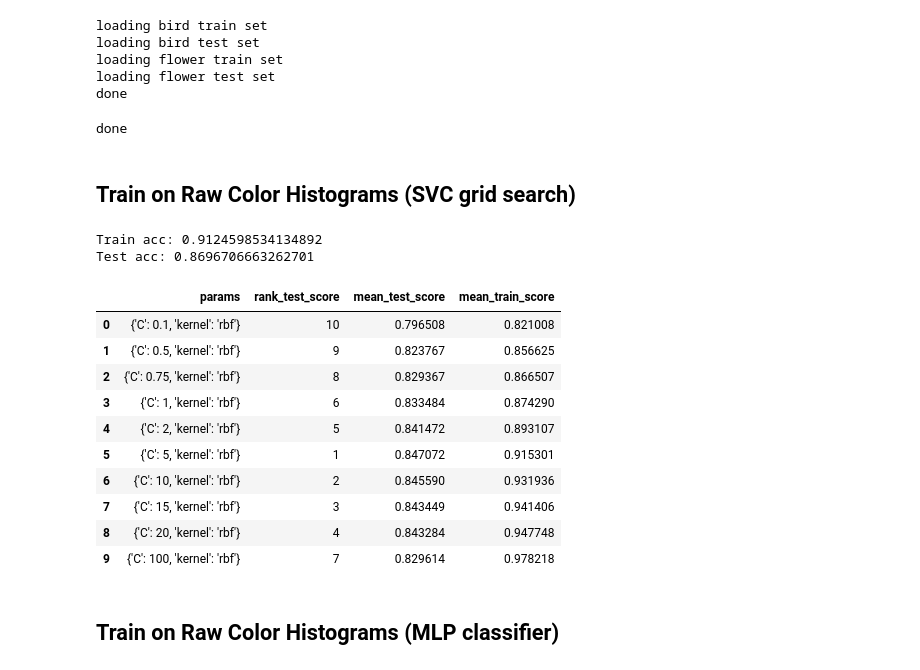
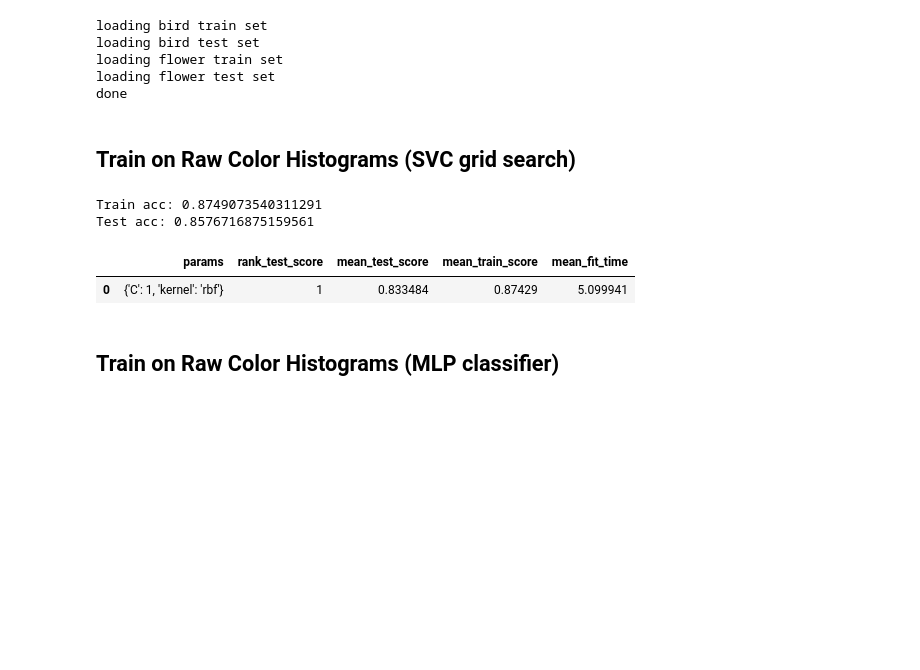
Before and after one commit to jarednielsen/computer-vision, a Jupyter notebook: proj5-object-detection/proj5-object-detection.ipynb, the cells around one changed output. Drawn from its saved outputs; the diff is of its cells as text; code cells hidden in the pictures; blank space fills up the shorter version.

```diff
--- a/proj5-object-detection/proj5-object-detection.ipynb
+++ b/proj5-object-detection/proj5-object-detection.ipynb
@@ -217,7 +219,7 @@ def load_color_histogram_all(n_images, n_bins):
 
 # X_images_train, X_images_test, y_train, y_test = load_images(n_images=10000)
 
-X_color_train, X_color_test, y_train, y_test = load_color_histogram_all(n_images=500, n_bins=32)
+X_color_train, X_color_test, y_train, y_test = load_color_histogram_all(n_images=10000, n_bins=32)
 print("done")
 # %% [output]
 loading bird train set
@@ -226,48 +228,37 @@ loading flower train set
 loading flower test set
 done
 # %%
-def convert_to_color_histogram(X_images, n_bins):
-    X_color = []
-    for img in X_images:
-        hist = color_histogram_feature(img, n_bins)
-        X_color.append(hist)
+# def convert_to_color_histogram(X_images, n_bins):
+#     X_color = []
+#     for img in X_images:
+#         hist = color_histogram_feature(img, n_bins)
+#         X_color.append(hist)
 
-    return np.array(X_color)
+#     return np.array(X_color)
 
-X_color_train = convert_to_color_histogram(X_images_train, n_bins=32)
-X_color_test = convert_to_color_histogram(X_images_test, n_bins=32)
-print("done")
+# X_color_train = convert_to_color_histogram(X_images_train, n_bins=32)
+# X_color_test = convert_to_color_histogram(X_images_test, n_bins=32)
+# print("done")
-# %% [output]
-done
 # %% [markdown]
 ## Train on Raw Color Histograms (SVC grid search)
 # %%
 parameters = {'kernel':('rbf',), 'C':[0.1, 0.5, 0.75, 1, 2, 5, 10, 15, 20, 100]}
-# parameters = {'kernel': ('rbf',), 'C':[1]}
+parameters = {'kernel': ('rbf',), 'C':[1]}
 svc = SVC(gamma="scale")
 clf = GridSearchCV(svc, parameters, return_train_score=True)
 out = clf.fit(X_color_train, y_train)
 
 print("Train acc:", clf.score(X_color_train, y_train))
 print("Test acc:", clf.score(X_color_test, y_test))
 
 cols = ['params', 'rank_test_score', 'mean_test_score', 'mean_train_score', 'mean_fit_time']
 results = pd.DataFrame(clf.cv_results_)[cols]
 results
 # %% [output]
-Train acc: 0.9124598534134892
-Test acc: 0.8696706663262701
+Train acc: 0.8749073540311291
+Test acc: 0.8576716875159561
-|  | params | rank_test_score | mean_test_score | mean_train_score |
-| 0 | {'C': 0.1, 'kernel': 'rbf'} | 10 | 0.796508 | 0.821008 |
-| 1 | {'C': 0.5, 'kernel': 'rbf'} | 9 | 0.823767 | 0.856625 |
-| 2 | {'C': 0.75, 'kernel': 'rbf'} | 8 | 0.829367 | 0.866507 |
-| 3 | {'C': 1, 'kernel': 'rbf'} | 6 | 0.833484 | 0.874290 |
-| 4 | {'C': 2, 'kernel': 'rbf'} | 5 | 0.841472 | 0.893107 |
-| 5 | {'C': 5, 'kernel': 'rbf'} | 1 | 0.847072 | 0.915301 |
-| 6 | {'C': 10, 'kernel': 'rbf'} | 2 | 0.845590 | 0.931936 |
-| 7 | {'C': 15, 'kernel': 'rbf'} | 3 | 0.843449 | 0.941406 |
-| 8 | {'C': 20, 'kernel': 'rbf'} | 4 | 0.843284 | 0.947748 |
-| 9 | {'C': 100, 'kernel': 'rbf'} | 7 | 0.829614 | 0.978218 |
+|  | params | rank_test_score | mean_test_score | mean_train_score | mean_fit_time |
+| 0 | {'C': 1, 'kernel': 'rbf'} | 1 | 0.833484 | 0.87429 | 5.099941 |
 # %% [markdown]
 ## Train on Raw Color Histograms (MLP classifier)
 # %%
```
Also changed, not shown: parts of 14 cells of this notebook, 17 other files.
